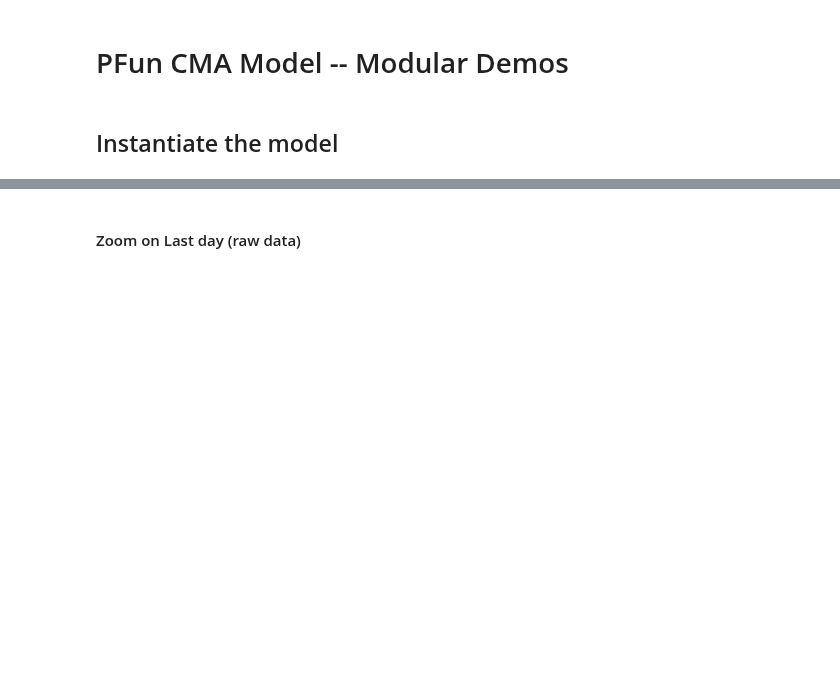
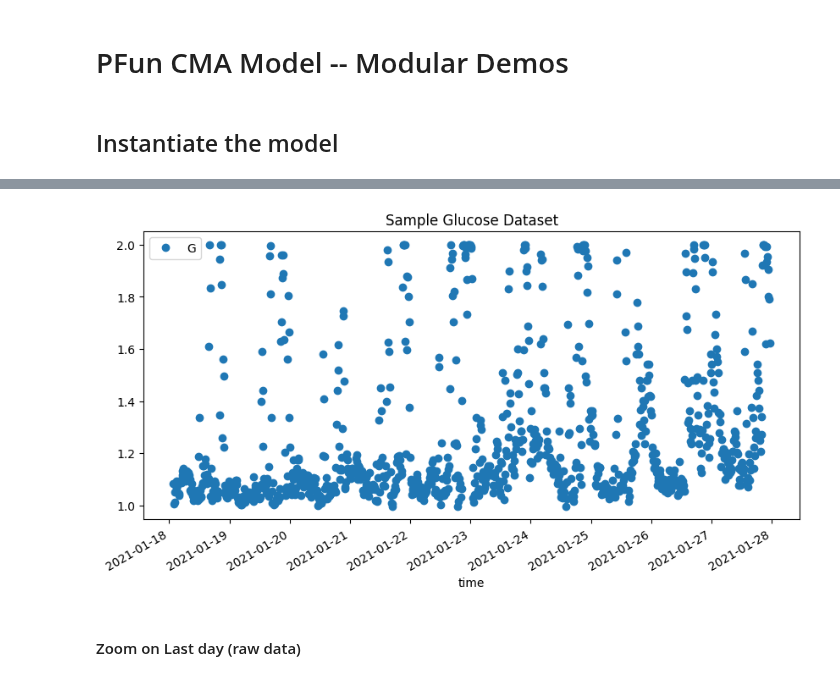
Before and after one commit to pfun-health/pfun-cma-model, a Jupyter notebook: examples/notebooks/cma-model-modular-demos.ipynb, the cells around one changed output, grey strips where cells are left out. Cells and saved outputs as stored; diff of their text form; code cells hidden in the pictures; blank space fills up the shorter version.

```diff
--- a/examples/notebooks/cma-model-modular-demos.ipynb
+++ b/examples/notebooks/cma-model-modular-demos.ipynb
@@ -19,7 +62,9 @@ from pfun_cma_model.engine.fit import fit_model
 from pfun_cma_model.engine.data_utils import format_data
 from pfun_cma_model.misc.pathdefs import PFunDataPaths
 
-df = PFunDataPaths().read_sample_data()
+df_original = PFunDataPaths().read_sample_data()
+
+df = df_original.copy()
 
 print('(raw) sample data')
 print(df.tail().to_markdown())
@@ -38,3 +83,4 @@ ax = df_formatted.plot(
     linestyle='',
     marker='o',
 )
+# %% [output]
@@ -41,3 +104,4 @@ ax = df_formatted.plot(
+[figure, added]
 # %% [markdown]
 #### Zoom on Last day (raw data)
 # %%
```
Also changed, not shown: parts of 15 cells of this notebook, 20 other files.
